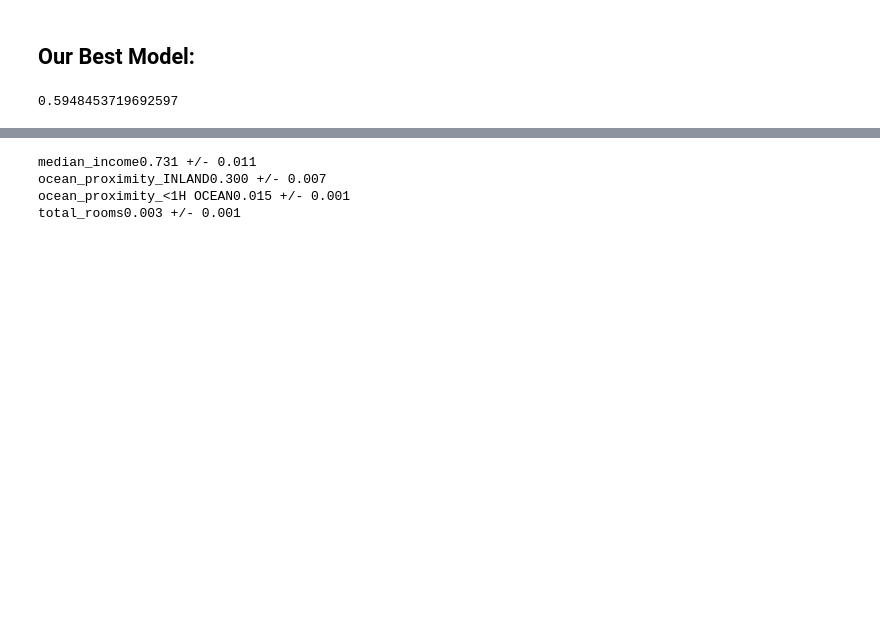
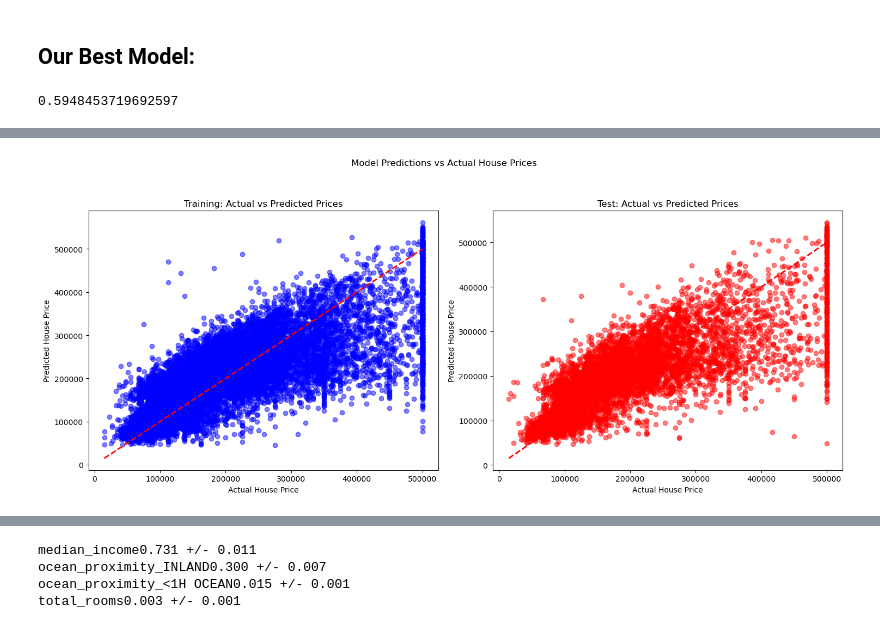
Before and after one commit to elmunoz42/python-plots, a Jupyter notebook: module8/try-it_8_1_starter/try_it_8.1-starter.ipynb, the cells around one changed output, grey strips where cells are left out. Drawn from its saved outputs; the diff is of its cells as text; code cells hidden in the pictures; blank space fills up the shorter version.

```diff
--- a/module8/try-it_8_1_starter/try_it_8.1-starter.ipynb
+++ b/module8/try-it_8_1_starter/try_it_8.1-starter.ipynb
@@ -264,0 +326,31 @@ pipe.score(X_test, y_test)
+# %%
+# Create a figure with two subplots side by side
+fig, (ax1, ax2) = plt.subplots(1, 2, figsize=(15, 6))
+
+# Training data scatter plot
+ax1.scatter(y_train, train_pred, alpha=0.5, color='blue')
+ax1.plot([y_train.min(), y_train.max()], [y_train.min(), y_train.max()], 'r--', lw=2)  # Perfect prediction line
+ax1.set_xlabel('Actual House Price')
+ax1.set_ylabel('Predicted House Price')
+ax1.set_title('Training: Actual vs Predicted Prices')
+
+# Test data scatter plot
+ax2.scatter(y_test, test_pred, alpha=0.5, color='red')
+ax2.plot([y_test.min(), y_test.max()], [y_test.min(), y_test.max()], 'r--', lw=2)  # Perfect prediction line
+ax2.set_xlabel('Actual House Price')
+ax2.set_ylabel('Predicted House Price')
+ax2.set_title('Test: Actual vs Predicted Prices')
+
+# Add a main title
+plt.suptitle('Model Predictions vs Actual House Prices', y=1.05)
+
+# Adjust layout
+plt.tight_layout()
+
+# Save the plot
+plt.savefig('images/predictions_scatter.jpg', bbox_inches='tight')
+
+# Show the plot
+plt.show()
+# %% [output]
+[figure, added]
```
Also changed, not shown: parts of 4 cells of this notebook, 13 other files.
